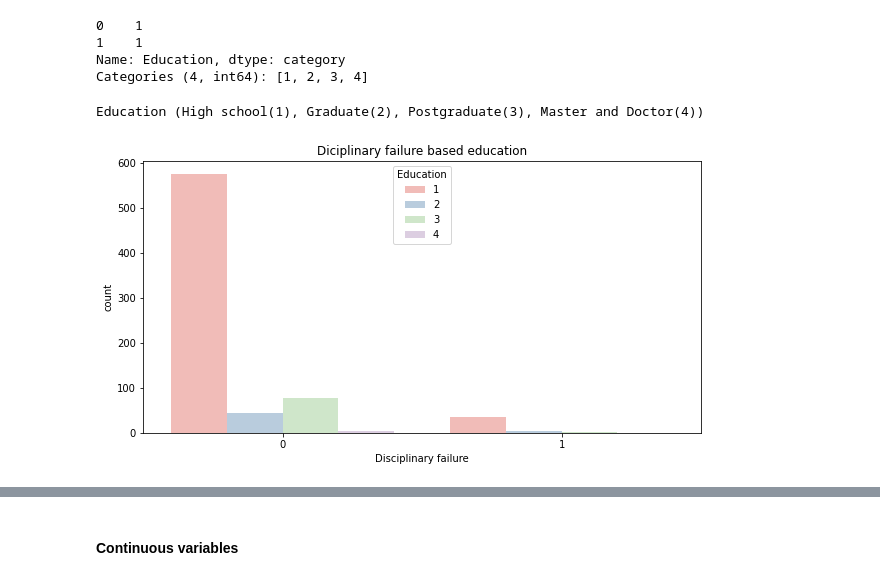
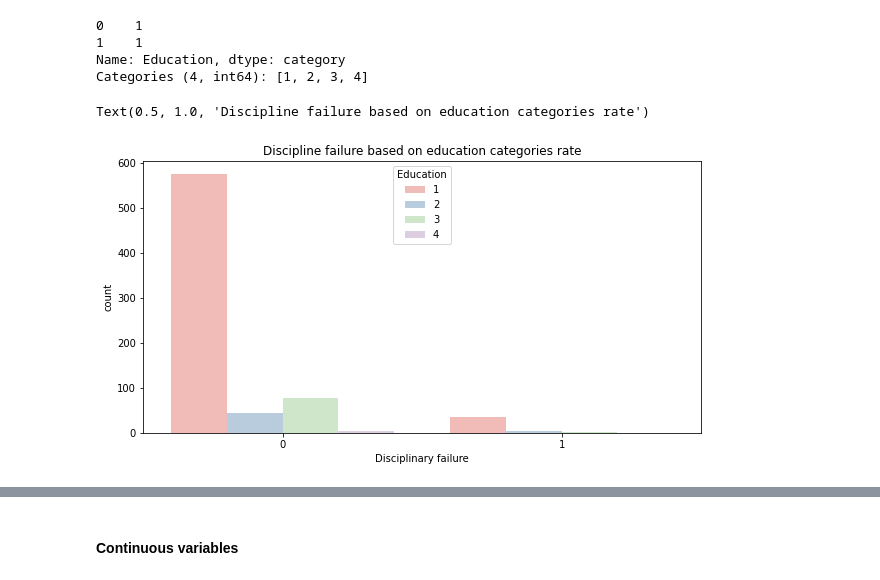
Before and after one commit to noernimat/EDA_for_dataset, a Jupyter notebook: EDA_Absenteeism_at_Work_Dataset.ipynb, the cells around one changed output, grey strips where cells are left out. Saved outputs shown, nothing was run; the diff lists cells and outputs as text; code cells hidden in the pictures.

```diff
--- a/EDA_Absenteeism_at_Work_Dataset.ipynb
+++ b/EDA_Absenteeism_at_Work_Dataset.ipynb
@@ -411,10 +527,8 @@ Categories (4, int64): [1, 2, 3, 4]
 # %%
 plt.figure(figsize=(10,5))
 sns.countplot(x='Disciplinary failure', hue='Education', data=dataset_categorical, palette="Pastel1", )
 
-plt.title("Diciplinary failure based education")
-
-print("Education (High school(1), Graduate(2), Postgraduate(3), Master and Doctor(4))")
+plt.title("Discipline failure based on education categories rate")
 # %% [output]
-Education (High school(1), Graduate(2), Postgraduate(3), Master and Doctor(4))
+Text(0.5, 1.0, 'Discipline failure based on education categories rate')
-[figure, old version]
+[figure, new version]
```
Also changed, not shown: parts of 31 cells of this notebook.
